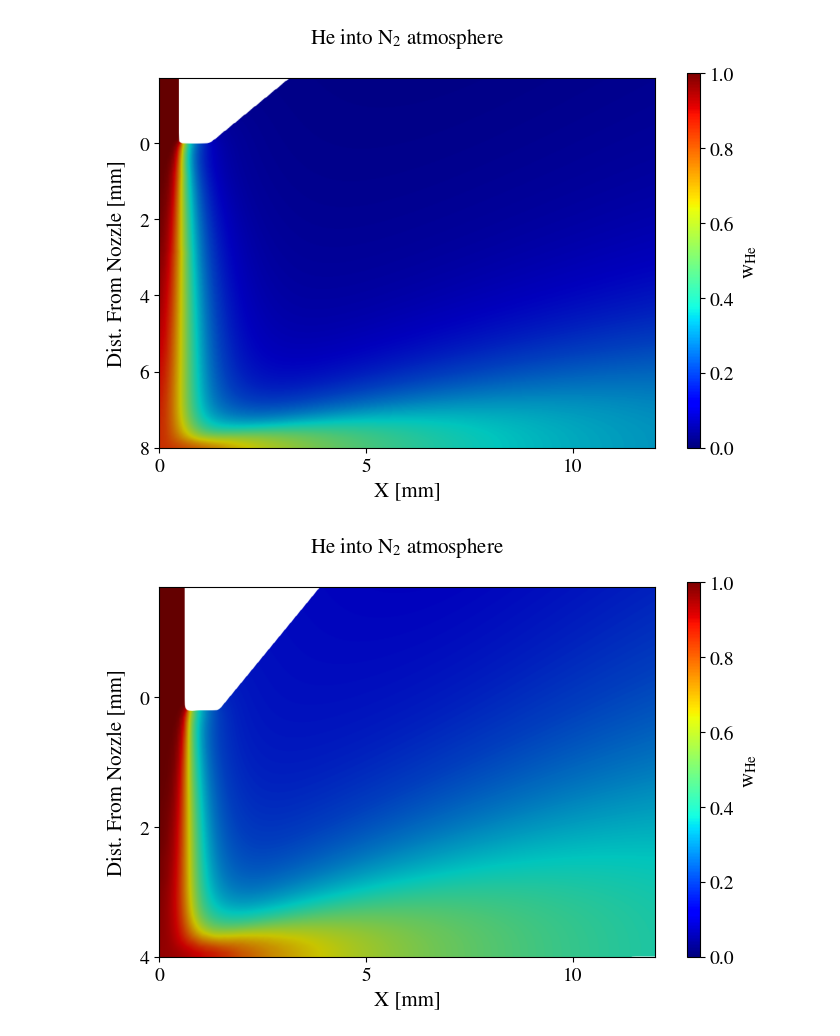
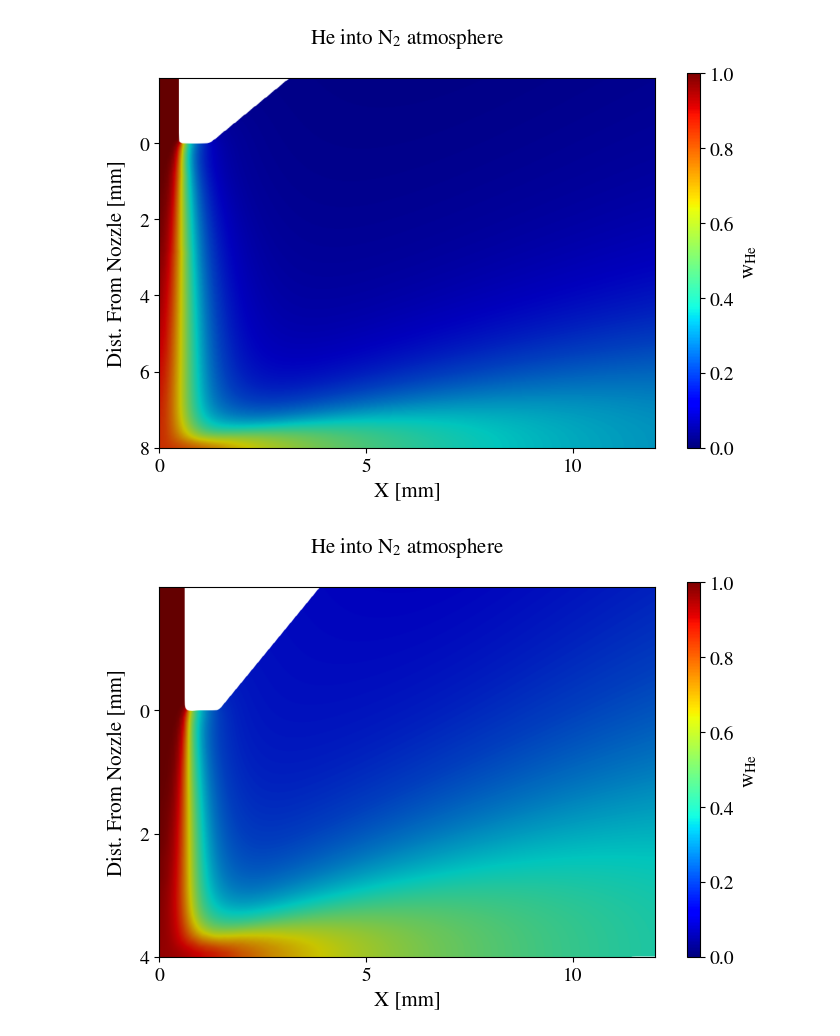
Before and after one commit to gsgall/zapdos, a Jupyter notebook: nitrogen_atmosphere/csv_results/plot_results.ipynb, the cells around one changed output. Saved outputs shown, nothing was run; the diff lists cells and outputs as text; code cells hidden in the pictures.

Commit message:
Updating figures

```diff
--- a/nitrogen_atmosphere/csv_results/plot_results.ipynb
+++ b/nitrogen_atmosphere/csv_results/plot_results.ipynb
@@ -55,35 +55,35 @@ fig, ax = plt.subplots()
 
 im = mpimg.imread('4mm_base.eps')
 
-ax.set_ylim(-1.7, 4)
+ax.set_ylim(-2, 4)
 ax.set_xlim(0, 12)
 ax.set_xticks([0, 5, 10])
 ax.set_yticks([0, 2, 4])
 plt.gca().invert_yaxis()
 
 ax.set_xlabel('X [mm]')
 
 ax.set_ylabel('Dist. From Nozzle [mm]', labelpad=10)
 ax.set_zorder(2)
 ax.set_facecolor('none')
 ax.set_title('He into N$_2$ atmosphere')
 
 ax_tw_x = ax.twinx()
 ax_tw_x.axis('off')
 ax2 = ax_tw_x.twiny()
 ax2.imshow(im, aspect='auto')
 ax2.axis('off')
 
 cmap = plt.cm.jet  # You can choose a different colormap
 norm = Normalize(vmin=0, vmax=1)
 # Add a color bar
 cax = ColorbarBase(ax=fig.add_axes([0.95, 0.11, 0.02, 0.78]), cmap=cmap, norm=norm, orientation='vertical')
 cax.set_label('w$_{\mathrm{He}}$')
 
 plt.savefig('4mm.eps', format='eps', bbox_inches='tight')
 plt.show()
 # %% [output]
-[figure, old version]
+[figure, new version]
 # %%
 
 # Create a figure and axis
```
Also changed, not shown: parts of 1 cell of this notebook, 3 other files.
